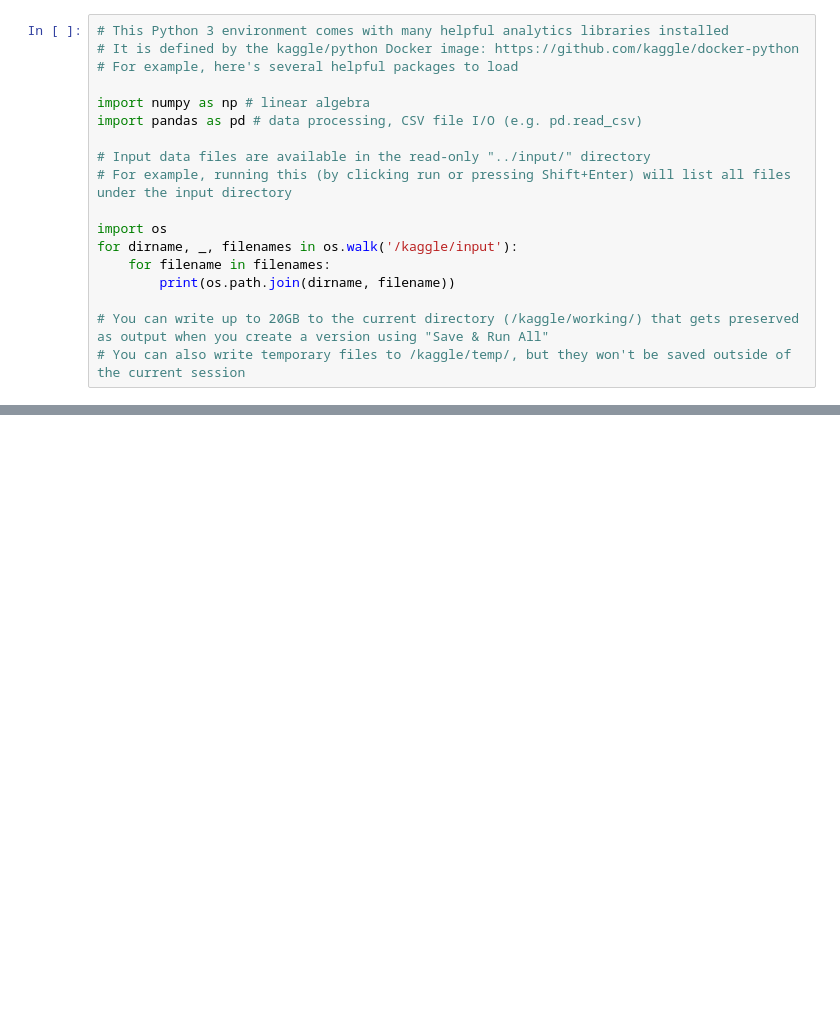
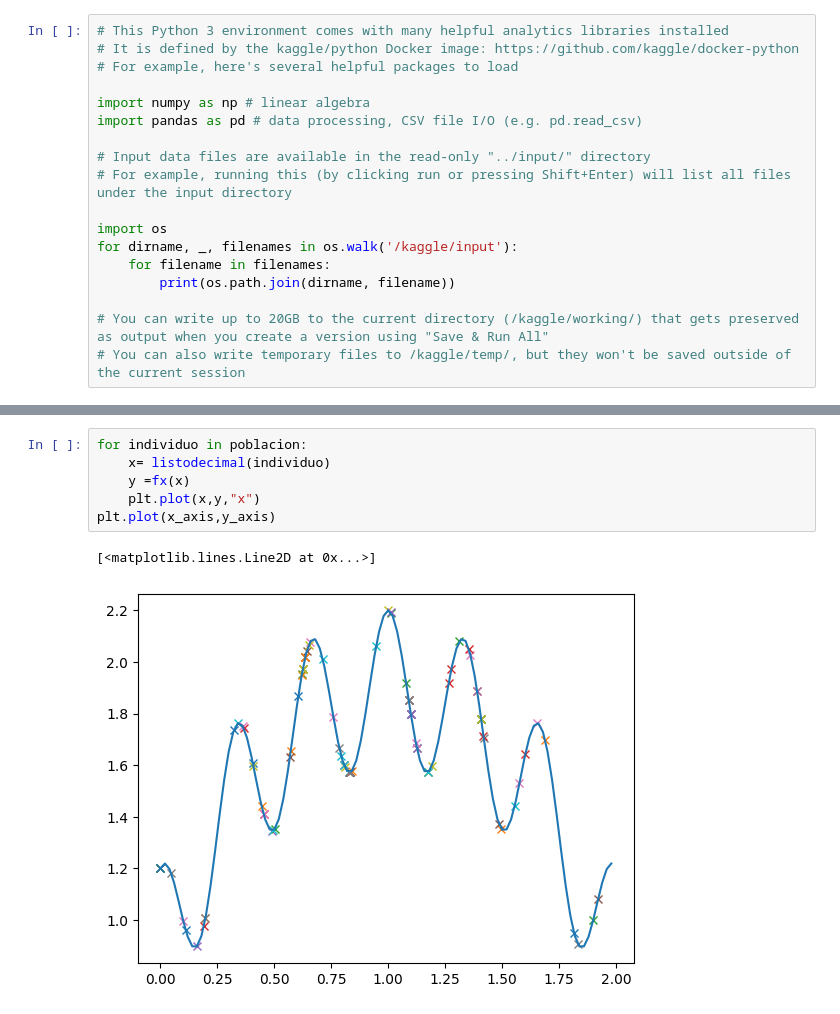
Before and after one commit to rlascocz/combinatory_optimization, a Jupyter notebook: genetic-algorithm-function-optimization.ipynb, the cells around one changed output, grey strips where cells are left out. Drawn from its saved outputs; the diff is of its cells as text; blank space fills up the shorter version.

```diff
--- a/genetic-algorithm-function-optimization.ipynb
+++ b/genetic-algorithm-function-optimization.ipynb
@@ -40,0 +218,9 @@ def capacidad_computo(t):
+# %%
+for individuo in poblacion:
+    x= listodecimal(individuo)
+    y =fx(x)
+    plt.plot(x,y,"x")
+plt.plot(x_axis,y_axis)
+# %% [output]
+[<matplotlib.lines.Line2D at 0x...>]
+[figure, added]
```
Also changed, not shown: parts of 21 cells of this notebook.
